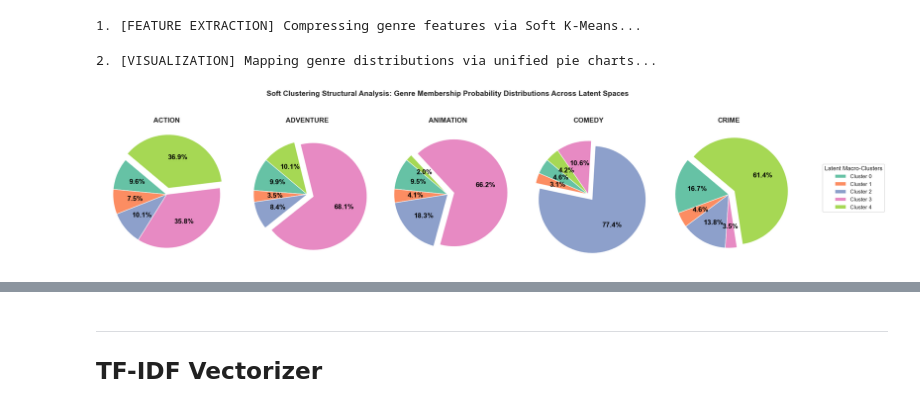
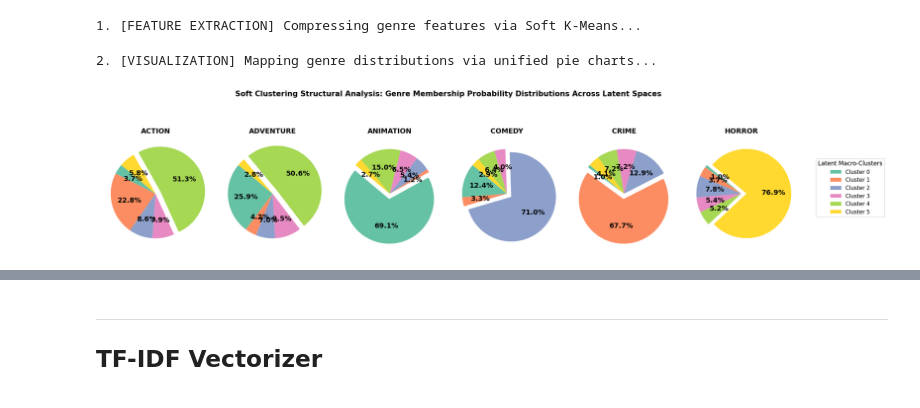
Before and after one commit to DanieleDiSpirito/uni, a Jupyter notebook: terzo_anno/machine_learning/project/main.ipynb, the cells around one changed output, grey strips where cells are left out. Saved outputs shown, nothing was run; the diff lists cells and outputs as text; code cells hidden in the pictures.

Commit message:
Added K-Means Optimal K Choice + Space Analysis

```diff
--- a/terzo_anno/machine_learning/project/main.ipynb
+++ b/terzo_anno/machine_learning/project/main.ipynb
@@ -892,7 +996,7 @@ df_cluster_features = df_knowledge_base[['tmdb_id', 'title', 'year', 'genres', '
 genres_dummies = df_cluster_features['genres'].fillna('').astype(str).str.split(', ').str.join('|').str.get_dummies()
 
 # 2. Train Hard K-Means on the dummy matrix to group correlated categories into macro-clusters
-N_CLUSTER_GENRES = 5
+N_CLUSTER_GENRES = 6
 kmeans_genres = KMeans(n_clusters=N_CLUSTER_GENRES, random_state=42, n_init=10)
 cluster_labels = kmeans_genres.fit_predict(genres_dummies)
 
@@ -1058,0 +1299,36 @@ knn_hard_cluster_metrics = evaluate_recommender_system(knn_hard_cluster_recommen
+# %%
+# =====================================================================
+# DIAGNOSTICS: COSINE METRIC PAIRWISE DISTRIBUTION
+# =====================================================================
+print("[DIAGNOSTICS] Computing Pairwise Cosine Metrics...")
+
+# Extract unique pairs using the exact same sample window for directional evaluation
+np.random.seed(42)
+sample_idx = np.random.choice(matrix_compressed.shape[0], size=min(1000, matrix_compressed.shape[0]), replace=False)
+cos_sim_matrix = cosine_similarity(matrix_compressed[sample_idx])
+
+# Extract unique pairs from the upper triangle
+sim_flat = cos_sim_matrix[np.triu_indices_from(cos_sim_matrix, k=1)]
+# Compute the complementary Cosine Distance: Distance = 1 - Similarity
+dist_flat = 1.0 - sim_flat
+
+# 2. PLOT THE DISTRIBUTIONS SIDE-BY-SIDE
+fig, (ax1, ax2) = plt.subplots(1, 2, figsize=(15, 5))
+sns.set_theme(style="whitegrid")
+
+# Cosine Similarity Plot (Angular proximity)
+sns.histplot(sim_flat, bins=50, kde=True, ax=ax1, color='#00E054', edgecolor='white')
+ax1.set_title(f'Pairwise Cosine Similarity Distribution\n(Mean: {np.mean(sim_flat):.3f} • Range: [{np.min(sim_flat):.2f}, {np.max(sim_flat):.2f}])', fontweight='bold')
+ax1.set_xlabel('Cosine Similarity Score ($cos(\\theta)$)')
+ax1.set_ylabel('Pairwise Density Count')
+ax1.set_xlim(-1.05, 1.05)
+
+# Cosine Distance Plot (Angular diversity utilized by K-NN)
+sns.histplot(dist_flat, bins=50, kde=True, ax=ax2, color='#9370DB', edgecolor='white')
+ax2.set_title(f'Pairwise Cosine Distance Distribution ($1 - cos(\\theta)$)\n(Mean: {np.mean(dist_flat):.3f})', fontweight='bold')
+ax2.set_xlabel('Cosine Distance Metric Value')
+ax2.set_ylabel('Pairwise Density Count')
+ax2.set_xlim(-0.05, 2.05)
+
+plt.tight_layout()
+plt.show()
@@ -1068,7 +1352,7 @@ df_cluster_features = df_knowledge_base[['tmdb_id', 'title', 'year', 'genres', '
 genres_dummies = df_cluster_features['genres'].fillna('').astype(str).str.split(', ').str.join('|').str.get_dummies()
 
 # 2. Train the base K-Means model to discover the centroids
-N_CLUSTER_GENRES = 5
+N_CLUSTER_GENRES = 6
 soft_kmeans_genres = KMeans(n_clusters=N_CLUSTER_GENRES, random_state=42, n_init=10)
 soft_kmeans_genres.fit(genres_dummies)
 
@@ -1096,7 +1380,7 @@ cluster_colors = sns.color_palette("Set2", N_CLUSTER_GENRES)
 cluster_labels = [f'Cluster {i}' for i in range(N_CLUSTER_GENRES)]
 
 # Select the first 5 genres to display
-target_genres = genres_dummies.columns[:5]
+target_genres = genres_dummies.columns[:5].tolist() + genres_dummies.columns[11:12].tolist()
 
 # Initialize a clean grid layout (1 row, 5 columns)
 fig, axes = plt.subplots(1, len(target_genres), figsize=(20, 5))
@@ -1120,34 +1404,34 @@ for idx, genre in enumerate(target_genres):
     )
 
     # TUNING UPGRADE: Drastically increase the font size of the percentages inside the wedges
     for autotext in autotexts:
         autotext.set_fontsize(14)    # Bigger percentage text
         autotext.set_weight('bold')
         autotext.set_color('black')
 
     # Clean, elegant title for each subplot row section
     axes[idx].set_title(genre.upper(), fontsize=14, fontweight='bold', pad=10)
 
 # Add a single unified legend for the entire multi-panel architecture
 fig.legend(
     wedges,
     cluster_labels,
     title="Latent Macro-Clusters",
     title_fontsize=12,
     loc="center right",
     bbox_to_anchor=(1.12, 0.5), # Positions the legend perfectly outside on the right
     fontsize=11
 )
 
 # Super-title for the entire academic figure integration
 plt.suptitle('Soft Clustering Structural Analysis: Genre Membership Probability Distributions Across Latent Spaces',
              fontsize=15, fontweight='bold', y=1.05)
 
 plt.tight_layout()
 plt.show()
 # %% [output]
 2. [VISUALIZATION] Mapping genre distributions via unified pie charts...
-[figure, old version]
+[figure, new version]
 # %%
 # 5. Normalize continuous quantitative metrics
 scaler = MinMaxScaler()
```
Also changed, not shown: parts of 52 cells of this notebook.
